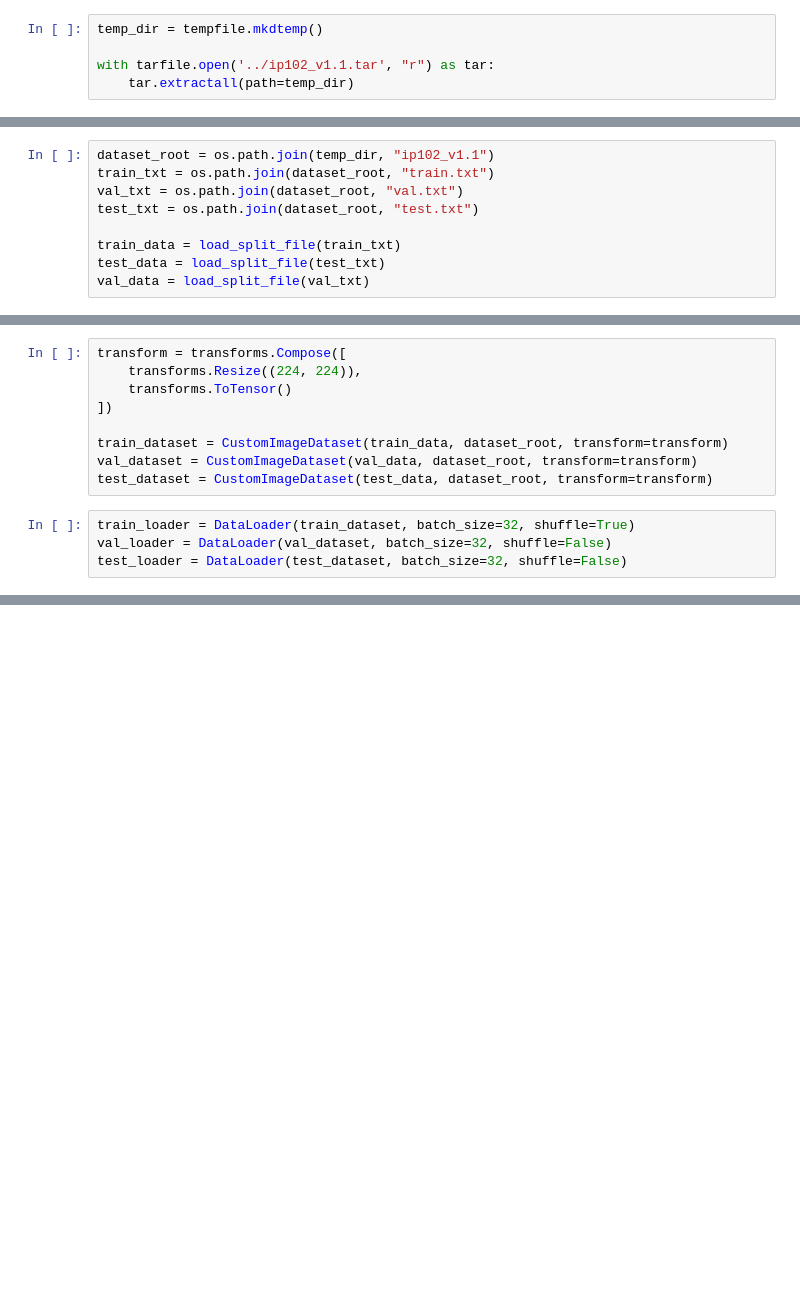
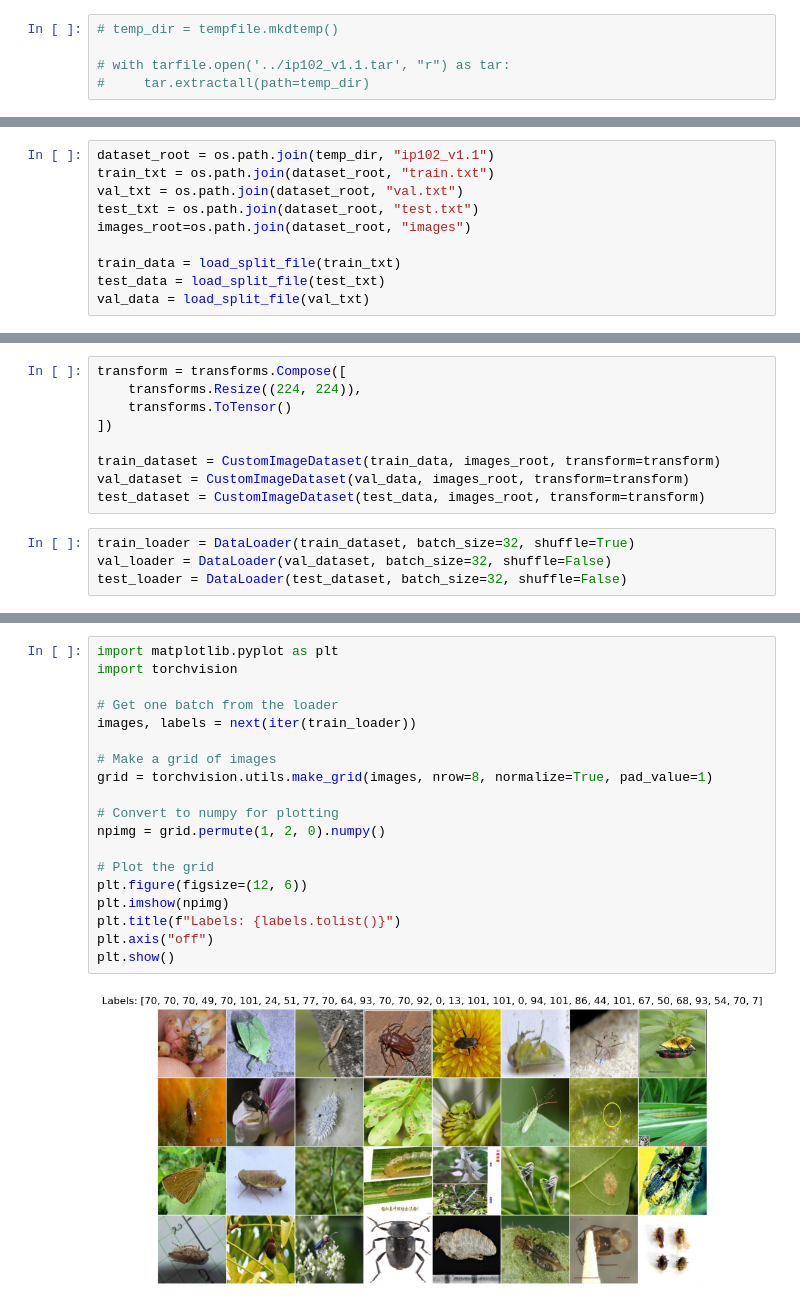
Before and after one commit to kazemini/large-multi-modal, a Jupyter notebook: read_data.ipynb, the cells around one changed output, grey strips where cells are left out. Cells and saved outputs as stored; diff of their text form; blank space fills up the shorter version.

Commit message:
reading data

```diff
--- a/read_data.ipynb
+++ b/read_data.ipynb
@@ -6,10 +6,10 @@ from PIL import Image
 from torch.utils.data import Dataset, DataLoader
 from torchvision import transforms
 # %%
-temp_dir = tempfile.mkdtemp()
+# temp_dir = tempfile.mkdtemp()
 
-with tarfile.open('../ip102_v1.1.tar', "r") as tar:
-    tar.extractall(path=temp_dir)
+# with tarfile.open('../ip102_v1.1.tar', "r") as tar:
+#     tar.extractall(path=temp_dir)
 # %%
 def load_split_file(file_path):
     with open(file_path,'r') as f:
@@ -24,6 +24,7 @@ dataset_root = os.path.join(temp_dir, "ip102_v1.1")
 train_txt = os.path.join(dataset_root, "train.txt")
 val_txt = os.path.join(dataset_root, "val.txt")
 test_txt = os.path.join(dataset_root, "test.txt")
+images_root=os.path.join(dataset_root, "images")
 
 train_data = load_split_file(train_txt)
 test_data = load_split_file(test_txt)
@@ -53,9 +54,9 @@ transform = transforms.Compose([
     transforms.ToTensor()
 ])
 
-train_dataset = CustomImageDataset(train_data, dataset_root, transform=transform)
-val_dataset = CustomImageDataset(val_data, dataset_root, transform=transform)
-test_dataset = CustomImageDataset(test_data, dataset_root, transform=transform)
+train_dataset = CustomImageDataset(train_data, images_root, transform=transform)
+val_dataset = CustomImageDataset(val_data, images_root, transform=transform)
+test_dataset = CustomImageDataset(test_data, images_root, transform=transform)
 # %%
 train_loader = DataLoader(train_dataset, batch_size=32, shuffle=True)
 val_loader = DataLoader(val_dataset, batch_size=32, shuffle=False)
@@ -62,0 +67,21 @@ test_loader = DataLoader(test_dataset, batch_size=32, shuffle=False)
+# %%
+import matplotlib.pyplot as plt
+import torchvision
+
+# Get one batch from the loader
+images, labels = next(iter(train_loader))
+
+# Make a grid of images
+grid = torchvision.utils.make_grid(images, nrow=8, normalize=True, pad_value=1)
+
+# Convert to numpy for plotting
+npimg = grid.permute(1, 2, 0).numpy()
+
+# Plot the grid
+plt.figure(figsize=(12, 6))
+plt.imshow(npimg)
+plt.title(f"Labels: {labels.tolist()}")
+plt.axis("off")
+plt.show()
+# %% [output]
+[figure, added]
```
Also changed, not shown: parts of 1 cell of this notebook.
